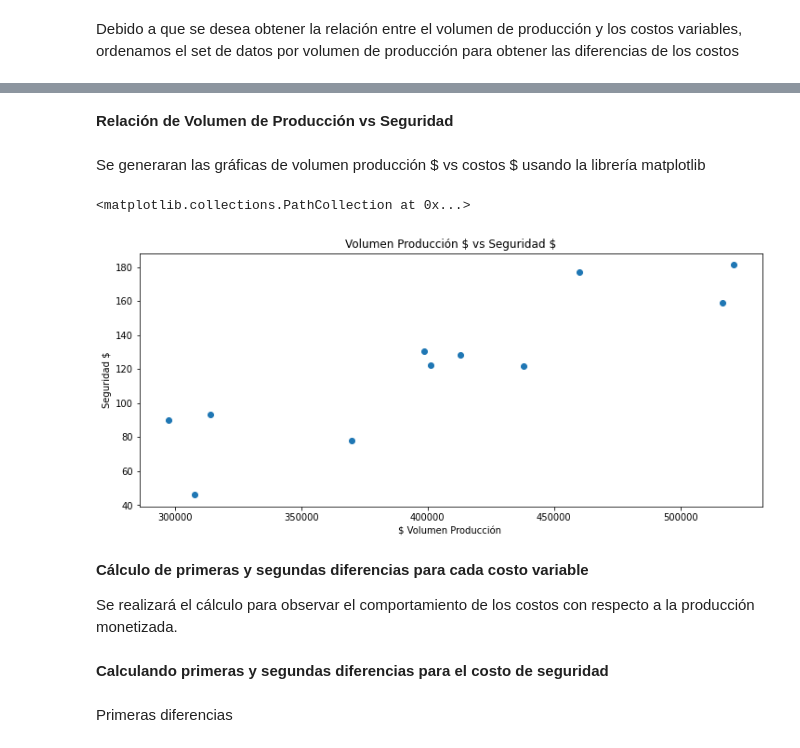
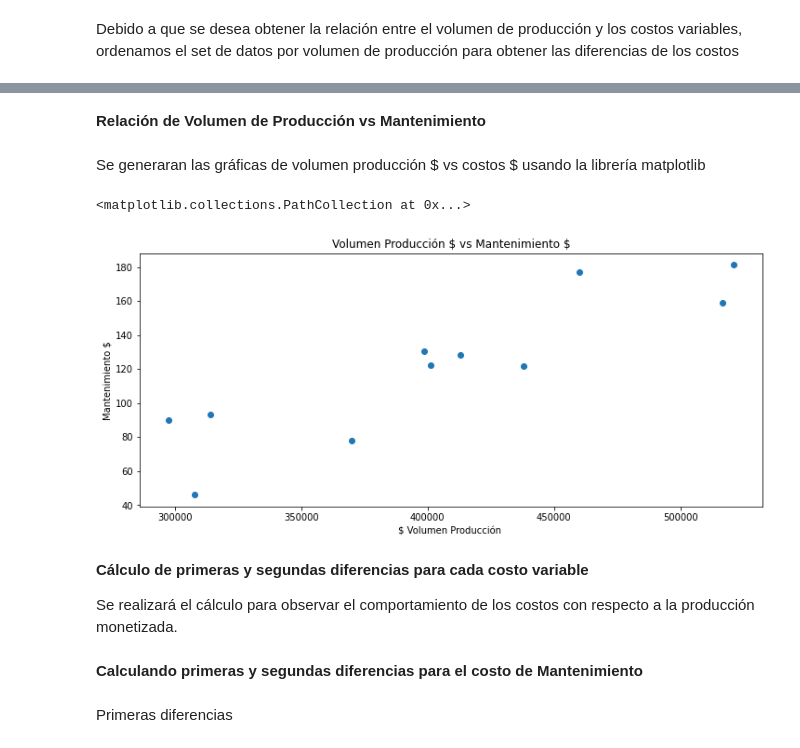
Before and after one commit to Lauram04/proyecto_final_f, a Jupyter notebook: Actividad_Final_Equipo.ipynb, the cells around one changed output, grey strips where cells are left out. Saved outputs shown, nothing was run; the diff lists cells and outputs as text; code cells hidden in the pictures.

```diff
--- a/Actividad_Final_Equipo.ipynb
+++ b/Actividad_Final_Equipo.ipynb
@@ -137,24 +137,24 @@ costos
 | 2 | A | 2020-09-01 | 3535 | 516788.365104 | 158.750064 | 384.634800 | 810.703872 |
 | 4 | A | 2020-11-01 | 3213 | 521199.015480 | 181.218312 | 768.834000 | 806.034240 |
 # %% [markdown]
-**Relación de Volumen de Producción vs Seguridad**
+**Relación de Volumen de Producción vs Mantenimiento**
 # %% [markdown]
 Se generaran las gráficas de volumen producción \$ vs costos $ usando la librería matplotlib
 # %%
 plt.figure(figsize=(12,5))
-plt.title('Volumen Producción \$ vs Seguridad \$')
-plt.ylabel('Seguridad $')
+plt.title('Volumen Producción \$ vs Mantenimiento \$')
+plt.ylabel('Mantenimiento $')
 plt.xlabel('$ Volumen Producción ')
-plt.scatter(costos['Volumen Produccion $'], costos['Seguridad $'] )
+plt.scatter(costos['Volumen Produccion $'], costos['Mantenimiento $'] )
 # %% [output]
 <matplotlib.collections.PathCollection at 0x...>
-[figure, old version]
+[figure, new version]
 # %% [markdown]
 **Cálculo de primeras y segundas diferencias para cada costo variable**
 
 Se realizará el cálculo para observar el comportamiento de los costos con respecto a la producción monetizada.
 # %% [markdown]
-**Calculando primeras y segundas diferencias para el costo de seguridad**
+**Calculando primeras y segundas diferencias para el costo de Mantenimiento**
 # %% [markdown]
 Primeras diferencias
 # %%
```
Also changed, not shown: parts of 16 cells of this notebook.
